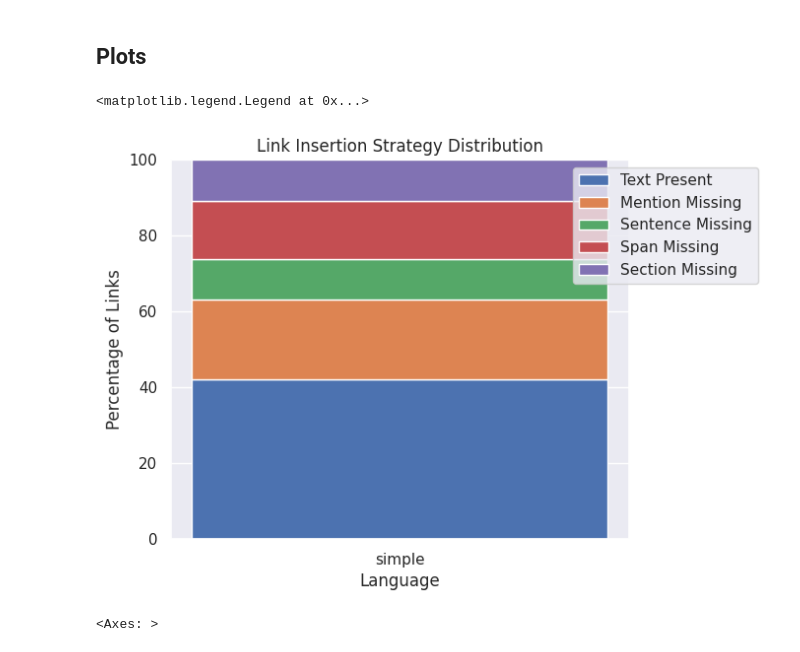
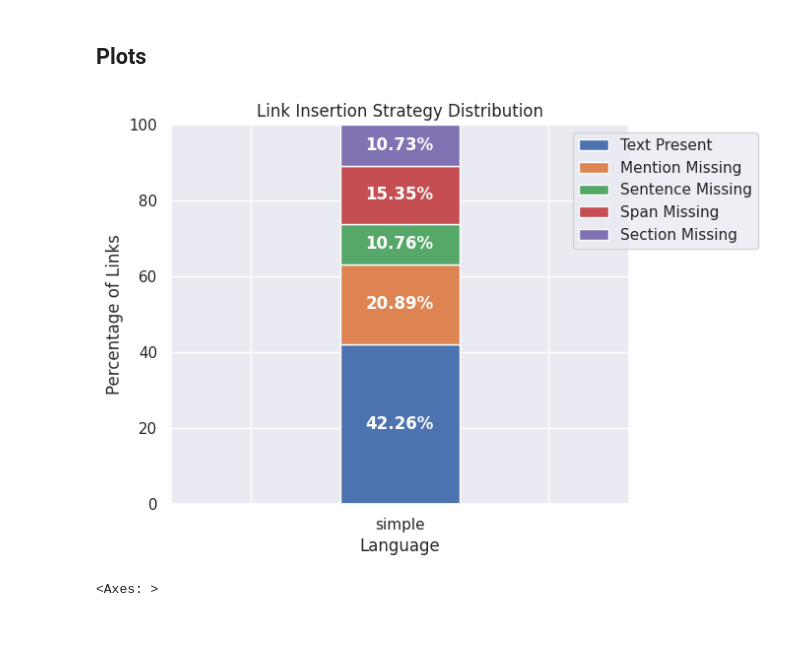
Before and after one commit to epfl-dlab/multilingual-entity-insertion, a Jupyter notebook: wikipedia_dumps_process/analysis_notebooks/added_links_analysis.ipynb, the cells around one changed output. Drawn from its saved outputs; the diff is of its cells as text; code cells hidden in the pictures.

```diff
--- a/wikipedia_dumps_process/analysis_notebooks/added_links_analysis.ipynb
+++ b/wikipedia_dumps_process/analysis_notebooks/added_links_analysis.ipynb
@@ -6,6 +6,7 @@ from matplotlib.patches import ConnectionPatch
 from ast import literal_eval
 import seaborn as sns
 import seaborn.objects as so
+sns.set_theme()
 # %%
 df = pd.read_parquet('/scratch/tsoares/wikidumps/simplewiki-NS0-20230901/val_data/test_data.parquet')
 df['language'] = 'simple'
@@ -40,47 +41,69 @@ We are left with 6959 links.
 # %%
 # matplotlib stacked bar plot
 fig, ax = plt.subplots(figsize=(6, 5))
 ax.set_title('Link Insertion Strategy Distribution')
 ax.set_ylabel('Percentage of Links')
 ax.set_xlabel('Language')
 ax.set_ylim(0, 100)
-ax.set_xticks(np.arange(len(df['language'].unique())))
-ax.set_xticklabels(df['language'].unique(), rotation=0)
+ax.set_xticks(np.arange(len(df['language'].unique())+2))
+ax.set_xticklabels([''] + df['language'].unique().tolist() + [''], rotation=0)
 
-present_text = []
-missing_mention = []
-missing_sentence = []
-missing_span = []
-missing_section = []
+present_text = [0]
+missing_mention = [0]
+missing_sentence = [0]
+missing_span = [0]
+missing_section = [0]
 
 for language in df['language'].unique():
     present_text.append(len(df[(df['language'] == language) & (df['missing_category'].isna())]) / len(df[df['language'] == language]) * 100)
     missing_mention.append(len(df[(df['language'] == language) & (df['missing_category'] == 'missing_mention')]) / len(df[df['language'] == language]) * 100)
     missing_sentence.append(len(df[(df['language'] == language) & (df['missing_category'] == 'missing_sentence')]) / len(df[df['language'] == language]) * 100)
     missing_span.append(len(df[(df['language'] == language) & (df['missing_category'] == 'missing_span')]) / len(df[df['language'] == language]) * 100)
     missing_section.append(len(df[(df['language'] == language) & (df['missing_category'] == 'missing_section')]) / len(df[df['language'] == language]) * 100)
 
-bottom = np.zeros(len(df['language'].unique()))
+present_text.append(0)
+missing_mention.append(0)
+missing_sentence.append(0)
+missing_span.append(0)
+missing_section.append(0)
+
+bottom = np.zeros(len(df['language'].unique())+2)
 present_text = np.array(present_text)
 missing_mention = np.array(missing_mention)
 missing_sentence = np.array(missing_sentence)
 missing_span = np.array(missing_span)
 missing_section = np.array(missing_section)
 
-ax.bar(np.arange(len(df['language'].unique())), present_text, label='Text Present', bottom=bottom)
+ax.bar(np.arange(len(df['language'].unique())+2), present_text, label='Text Present', bottom=bottom)
 bottom += present_text
-ax.bar(np.arange(len(df['language'].unique())), missing_mention, label='Mention Missing', bottom=bottom)
+ax.bar(np.arange(len(df['language'].unique())+2), missing_mention, label='Mention Missing', bottom=bottom)
 bottom += missing_mention
-ax.bar(np.arange(len(df['language'].unique())), missing_sentence, label='Sentence Missing', bottom=bottom)
+ax.bar(np.arange(len(df['language'].unique())+2), missing_sentence, label='Sentence Missing', bottom=bottom)
 bottom += missing_sentence
-ax.bar(np.arange(len(df['language'].unique())), missing_span, label='Span Missing', bottom=bottom)
+ax.bar(np.arange(len(df['language'].unique())+2), missing_span, label='Span Missing', bottom=bottom)
 bottom += missing_span
-ax.bar(np.arange(len(df['language'].unique())), missing_section, label='Section Missing', bottom=bottom)
+ax.bar(np.arange(len(df['language'].unique())+2), missing_section, label='Section Missing', bottom=bottom)
 
 ax.legend(loc='upper right', bbox_to_anchor=(1.3, 1.0))
+
+# add labels inside each bar
+for i, v in enumerate(present_text):
+    if v > 0:
+        ax.text(i, v/2, f'{v:.2f}%', color='white', ha='center', va='center', fontweight='bold')
+for i, v in enumerate(missing_mention):
+    if v > 0:
+        ax.text(i, present_text[i]+v/2, f'{v:.2f}%', color='white', ha='center', va='center', fontweight='bold')
+for i, v in enumerate(missing_sentence):
+    if v > 0:
+        ax.text(i, present_text[i]+missing_mention[i]+v/2, f'{v:.2f}%', color='white', ha='center', va='center', fontweight='bold')
+for i, v in enumerate(missing_span):
+    if v > 0:
+        ax.text(i, present_text[i]+missing_mention[i]+missing_sentence[i]+v/2, f'{v:.2f}%', color='white', ha='center', va='center', fontweight='bold')
+for i, v in enumerate(missing_section):
+    if v > 0:
+        ax.text(i, present_text[i]+missing_mention[i]+missing_sentence[i]+missing_span[i]+v/2, f'{v:.2f}%', color='white', ha='center', va='center', fontweight='bold')
 # %% [output]
-<matplotlib.legend.Legend at 0x...>
-[figure, old version]
+[figure, new version]
 # %%
 # plot a histogram with the number of negative contexts per link
 negative_contexts = df[df['context'] != '']['negative_contexts'].reset_index(drop=True).apply(literal_eval).apply(len)
```
Also changed, not shown: 2 other files.
